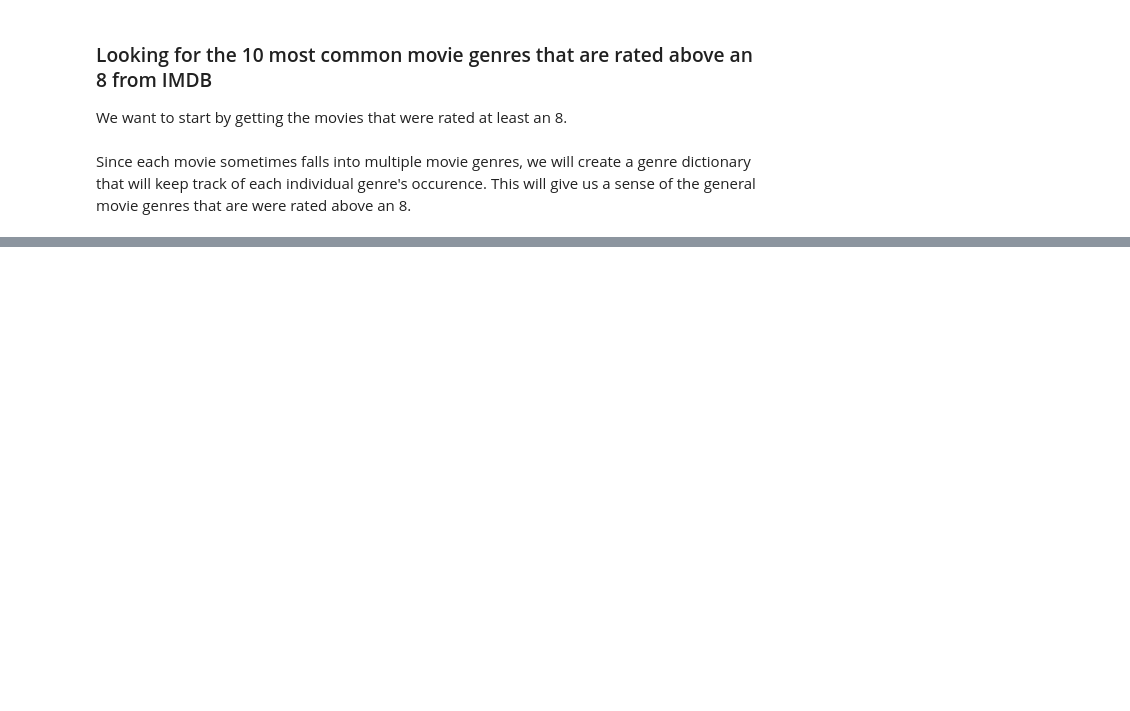
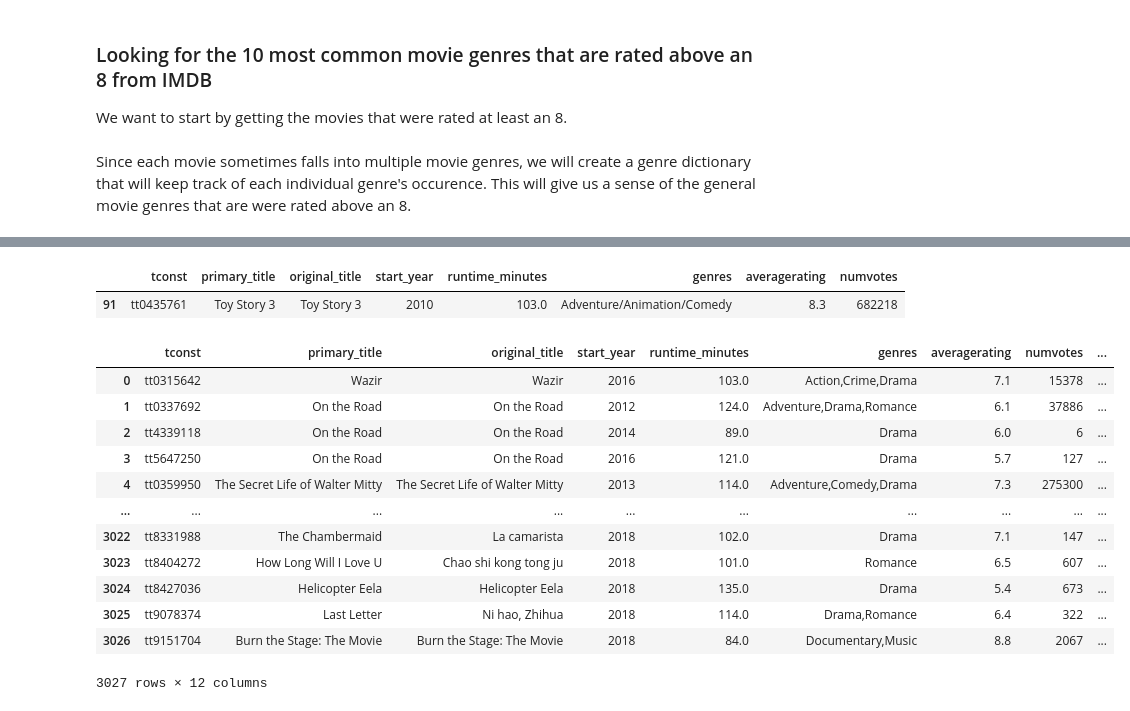
Before and after one commit to zach-hanly/microsoft_movie_project, a Jupyter notebook: jerry/project_jerry's_notebook.ipynb, the cells around one changed output, grey strips where cells are left out. Drawn from its saved outputs; the diff is of its cells as text; code cells hidden in the pictures; blank space fills up the shorter version.

```diff
--- a/jerry/project_jerry's_notebook.ipynb
+++ b/jerry/project_jerry's_notebook.ipynb
@@ -268,0 +298,4 @@ plt.show();
+# %%
+movie_gross_df_copy = movie_gross_df.copy()
+movie_gross_df_copy.rename(columns={'title': 'primary_title'}, inplace=True)
+movie_gross_df_copy
@@ -268,0 +316,24 @@ plt.show();
+# %%
+imdb_basics_rating_df_copy.loc[imdb_basics_rating_df_copy['primary_title'] == 'Toy Story 3']
+# %% [output]
+|  | tconst | primary_title | original_title | start_year | runtime_minutes | genres | averagerating | numvotes |
+| 91 | tt0435761 | Toy Story 3 | Toy Story 3 | 2010 | 103.0 | Adventure/Animation/Comedy | 8.3 | 682218 |
+# %%
+imdb_basics_rating_gross = pd.merge(left=imdb_basics_rating_df,right=movie_gross_df_copy,
+                               on='primary_title',how='inner')
+# %%
+imdb_basics_rating_gross
+# %% [output]
+|  | tconst | primary_title | original_title | start_year | runtime_minutes | genres | averagerating | numvotes | ... |
+| 0 | tt0315642 | Wazir | Wazir | 2016 | 103.0 | Action,Crime,Drama | 7.1 | 15378 | ... |
+| 1 | tt0337692 | On the Road | On the Road | 2012 | 124.0 | Adventure,Drama,Romance | 6.1 | 37886 | ... |
+| 2 | tt4339118 | On the Road | On the Road | 2014 | 89.0 | Drama | 6.0 | 6 | ... |
+| 3 | tt5647250 | On the Road | On the Road | 2016 | 121.0 | Drama | 5.7 | 127 | ... |
+| 4 | tt0359950 | The Secret Life of Walter Mitty | The Secret Life of Walter Mitty | 2013 | 114.0 | Adventure,Comedy,Drama | 7.3 | 275300 | ... |
+| ... | ... | ... | ... | ... | ... | ... | ... | ... | ... |
+| 3022 | tt8331988 | The Chambermaid | La camarista | 2018 | 102.0 | Drama | 7.1 | 147 | ... |
+| 3023 | tt8404272 | How Long Will I Love U | Chao shi kong tong ju | 2018 | 101.0 | Romance | 6.5 | 607 | ... |
+| 3024 | tt8427036 | Helicopter Eela | Helicopter Eela | 2018 | 135.0 | Drama | 5.4 | 673 | ... |
+| 3025 | tt9078374 | Last Letter | Ni hao, Zhihua | 2018 | 114.0 | Drama,Romance | 6.4 | 322 | ... |
+| 3026 | tt9151704 | Burn the Stage: The Movie | Burn the Stage: The Movie | 2018 | 84.0 | Documentary,Music | 8.8 | 2067 | ... |
+3027 rows × 12 columns
```
Also changed, not shown: parts of 21 cells of this notebook, 1 other file.
